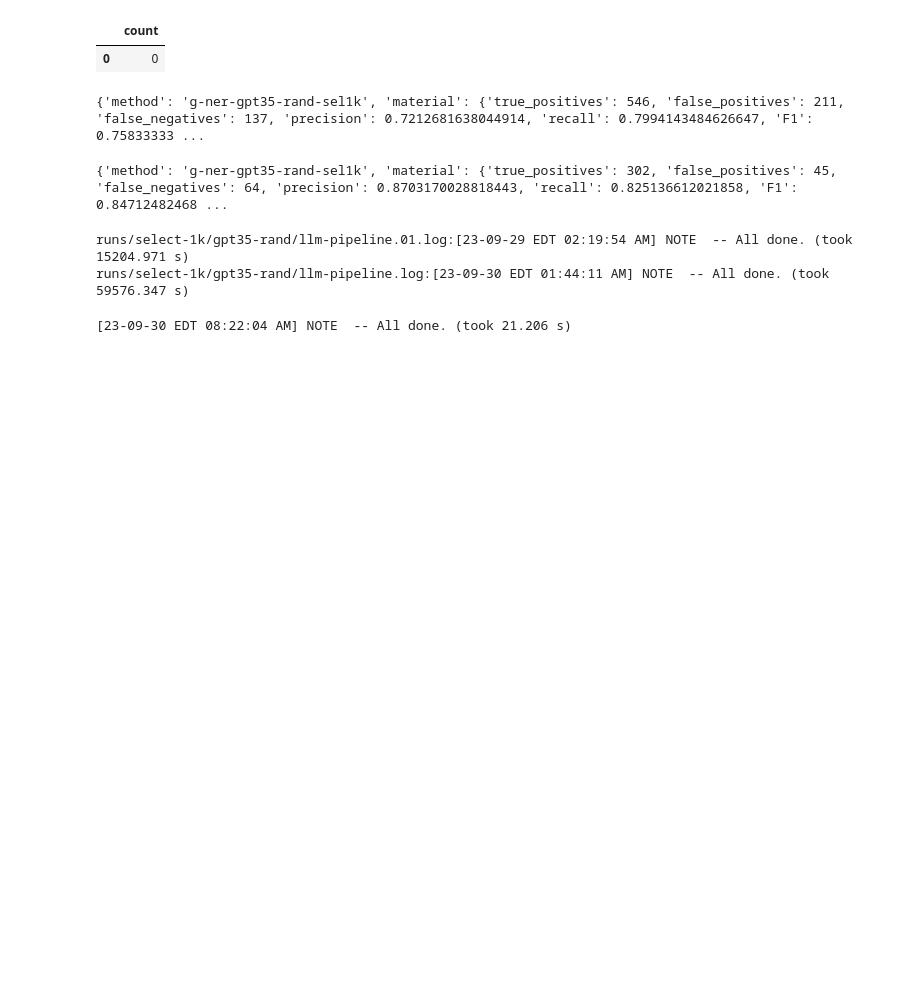
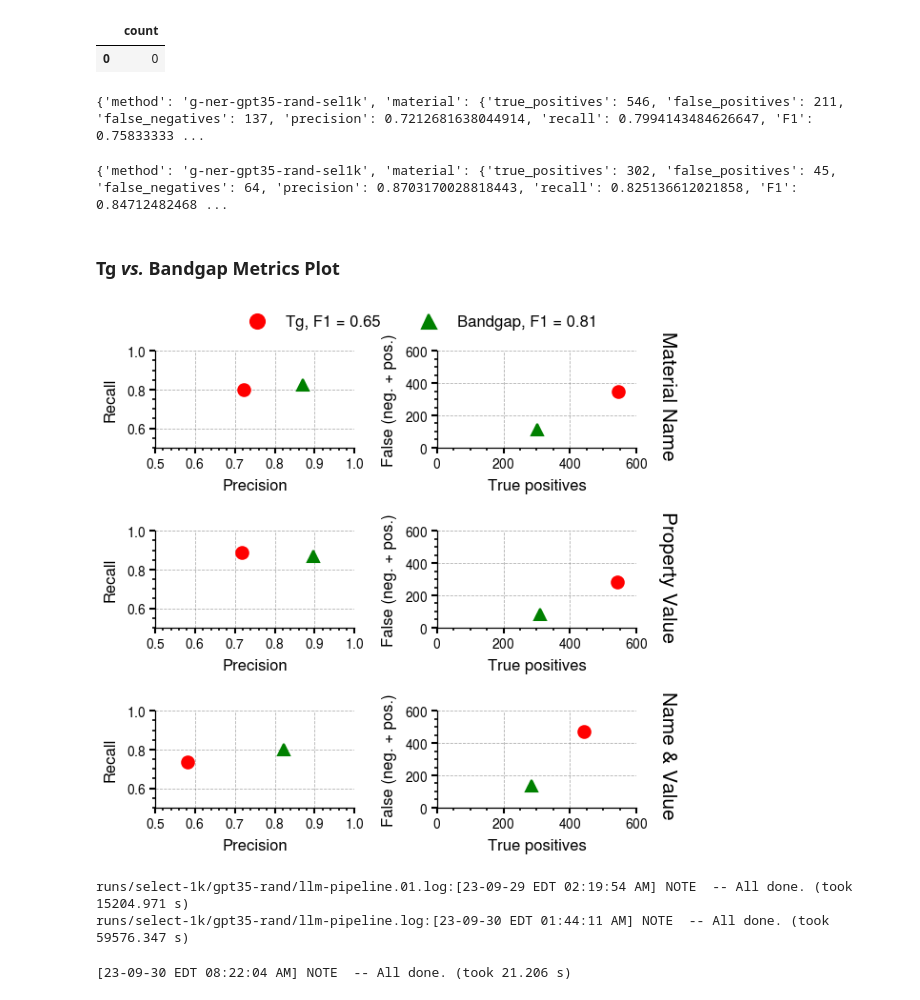
Before and after one commit to Ramprasad-Group/PromptDataExtraction, a Jupyter notebook: notebooks/Analyze-Select-1k.ipynb, the cells around one changed output. Drawn from its saved outputs; the diff is of its cells as text; code cells hidden in the pictures; blank space fills up the shorter version.

Commit message:
Add Tg vs Eg metrics comparison plot

```diff
--- a/notebooks/Analyze-Select-1k.ipynb
+++ b/notebooks/Analyze-Select-1k.ipynb
@@ -595,15 +595,86 @@ execute("""
 # %%
 # F1-score for Tg.
 with open("runs/select-1k/gpt35-rand/tg_metrics.json") as fp:
-    print(json.load(fp))
+    tg_metrics = json.load(fp)
+print(tg_metrics)
 # %% [output]
 {'method': 'g-ner-gpt35-rand-sel1k', 'material': {'true_positives': 546, 'false_positives': 211, 'false_negatives': 137, 'precision': 0.7212681638044914, 'recall': 0.7994143484626647, 'F1': 0.75833333 ...
 # %%
 # F1-score for Bandgap.
 with open("runs/select-1k/gpt35-rand/eg_metrics.json") as fp:
-    print(json.load(fp))
+    eg_metrics = json.load(fp)
+print(eg_metrics)
 # %% [output]
 {'method': 'g-ner-gpt35-rand-sel1k', 'material': {'true_positives': 302, 'false_positives': 45, 'false_negatives': 64, 'precision': 0.8703170028818443, 'recall': 0.825136612021858, 'F1': 0.84712482468 ...
+# %% [markdown]
+### Tg *vs.* Bandgap Metrics Plot
+# %%
+fig, axes = plt.subplots(3,2, dpi=150, figsize=(4.25, 3*1.3))
+bbox_args = dict(fc="1.0")
+
+tg_label = f"Tg, F1 = {tg_metrics['property']['F1']:0.2f}"
+eg_label = f"Bandgap, F1 = {eg_metrics['property']['F1']:0.2f}"
+
+ax = axes[0, 0]
+ax.plot(tg_metrics['material']['precision'], tg_metrics['material']['recall'], 'ro', label=tg_label)
+ax.plot(eg_metrics['material']['precision'], eg_metrics['material']['recall'], 'g^', label=eg_label)
+ax.grid()
+ax.set(xlabel = 'Precision', ylabel='Recall', xlim=(0.5, 1.0), ylim=(0.5, 1.0))
+
+ax = axes[0, 1]
+ax.plot(tg_metrics['material']['true_positives'],
+        tg_metrics['material']['false_negatives'] + tg_metrics['material']['false_positives'], 'ro')
+ax.plot(eg_metrics['material']['true_positives'],
+        eg_metrics['material']['false_negatives'] + eg_metrics['material']['false_positives'], 'g^')
+ax.grid()
+ax.set(xlabel = 'True positives', ylabel='False (neg. + pos.)', xlim=(0, 600), ylim=(0, 600))
+ax.annotate('Material Name', xy=(1, 1), xycoords='axes fraction',
+             xytext=(20, 10), textcoords='offset points',
+             ha="right", va="top", rotation=270, fontsize=10)
+
+
+ax = axes[1, 0]
+ax.plot(tg_metrics['value']['precision'], tg_metrics['value']['recall'], 'ro')
+ax.plot(eg_metrics['value']['precision'], eg_metrics['value']['recall'], 'g^')
+ax.grid()
+ax.set(xlabel = 'Precision', ylabel='Recall', xlim=(0.5, 1.0), ylim=(0.5, 1.0))
+
+ax = axes[1, 1]
+ax.plot(tg_metrics['value']['true_positives'],
+        tg_metrics['value']['false_negatives'] + tg_metrics['value']['false_positives'], 'ro')
+ax.plot(eg_metrics['value']['true_positives'],
+        eg_metrics['value']['false_negatives'] + eg_metrics['value']['false_positives'], 'g^')
+ax.grid()
+ax.set(xlabel = 'True positives', ylabel='False (neg. + pos.)', xlim=(0, 600), ylim=(0, 600))
+ax.annotate('Property Value', xy=(1, 1), xycoords='axes fraction',
+             xytext=(20, 10), textcoords='offset points',
+             ha="right", va="top", rotation=270, fontsize=10)
+
+
+ax = axes[2, 0]
+ax.plot(tg_metrics['property']['precision'], tg_metrics['property']['recall'], 'ro')
+ax.plot(eg_metrics['property']['precision'], eg_metrics['property']['recall'], 'g^')
+ax.grid()
+ax.set(xlabel = 'Precision', ylabel='Recall', xlim=(0.5, 1.0), ylim=(0.5, 1.0))
+
+ax = axes[2, 1]
+ax.plot(tg_metrics['property']['true_positives'],
+        tg_metrics['property']['false_negatives'] + tg_metrics['property']['false_positives'], 'ro')
+ax.plot(eg_metrics['property']['true_positives'],
+        eg_metrics['property']['false_negatives'] + eg_metrics['property']['false_positives'], 'g^')
+ax.grid()
+ax.set(xlabel = 'True positives', ylabel='False (neg. + pos.)', xlim=(0, 600), ylim=(0, 600))
+ax.annotate('Name & Value', xy=(1, 1), xycoords='axes fraction',
+             xytext=(20, 10), textcoords='offset points',
+             ha="right", va="top", rotation=270, fontsize=10)
+
+plt.tight_layout()
+axes[0, 0].legend(loc=[0.4, 1.15], ncol=2)
+
+plt.savefig("notebooks/Tg_vs_bandgap_gpt_rand.png", dpi=300)
+plt.show()
+# %% [output]
+[figure, added]
 # %%
 # Time for extraction.
 !grep "All done." runs/select-1k/gpt35-rand/llm-pipeline*.log
```
Also changed, not shown: parts of 1 cell of this notebook.
